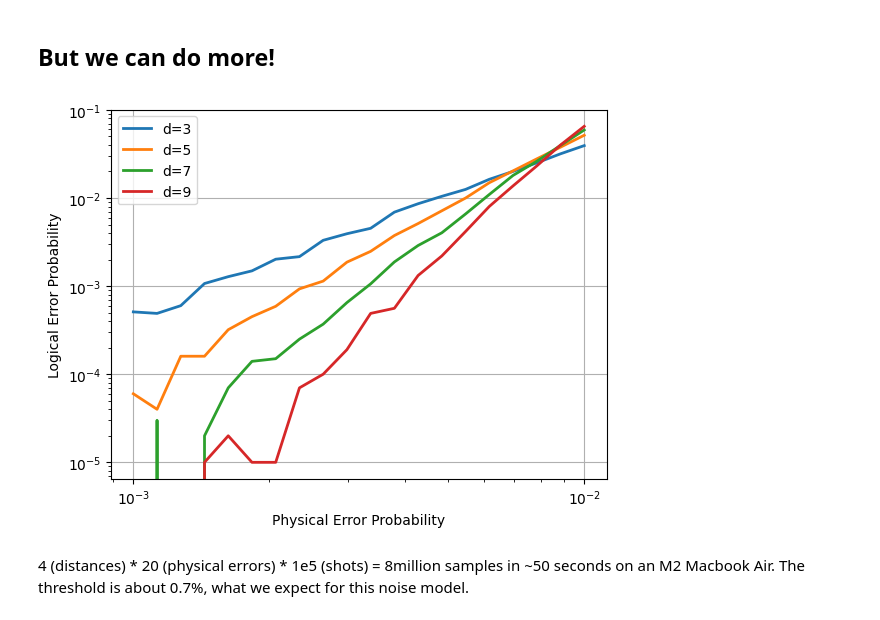
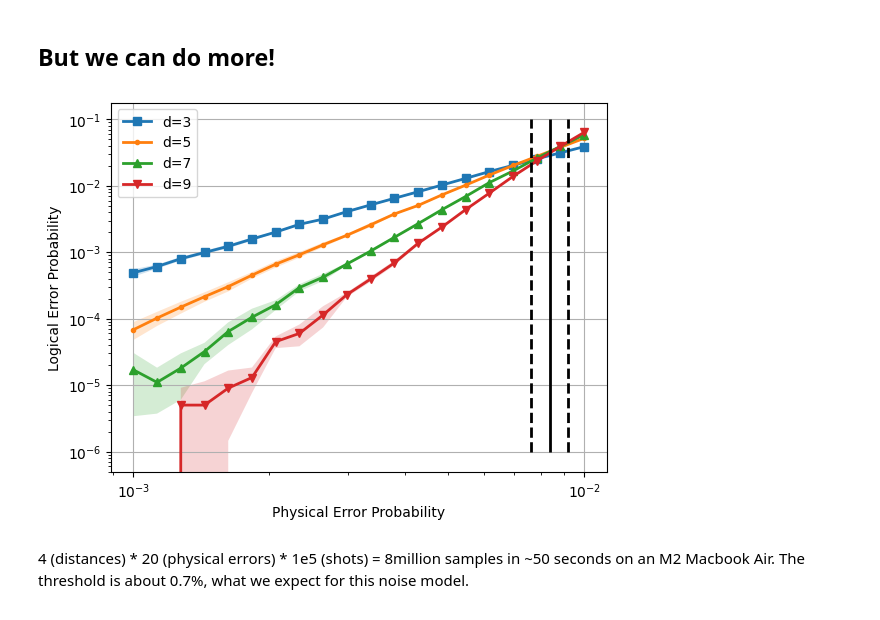
Before and after one commit to Brendan-Reid1991/dotg, a Jupyter notebook: experiments/basic_usage/benchmark_mwpm.ipynb, the cells around one changed output. Cells and saved outputs as stored; diff of their text form; code cells hidden in the pictures.

```diff
--- a/experiments/basic_usage/benchmark_mwpm.ipynb
+++ b/experiments/basic_usage/benchmark_mwpm.ipynb
@@ -154,20 +160,55 @@ for distance in tqdm(DISTANCES):
-# %%
-import matplotlib.colors as mpc
-import matplotlib.pyplot as plt
-colors = list(mpc.TABLEAU_COLORS)
-
-for idx, distance in enumerate(DISTANCES):
-    plt.plot(PHYSICAL_ERROR_PARAMS, logical_error_data[distance], linewidth=2, label=f"d={distance}", color=colors[idx])
-
-plt.ylabel("Logical Error Probability")
-plt.xlabel("Physical Error Probability")
-plt.grid(True)
-plt.legend()
-plt.xscale('log')
-plt.yscale('log')
-
-plt.show()
-# %% [output]
-[figure, removed]
+# %%
+import matplotlib.colors as mpc
+import matplotlib.pyplot as plt
+
+from dotg.utilities import ThresholdHeuristic
+
+colors = list(mpc.TABLEAU_COLORS)
+markers = ["s", ".", "^", "v"]
+
+for idx, (distance, data) in enumerate(logical_error_data.items()):
+    physical_errors, logical_error_means, logical_error_stds = zip(*data)
+    # plt.errorbar(physical_errors, logical_error_means, logical_error_stds,
+    #              label=f"d={distance}", linewidth=2)
+    plt.plot(
+        physical_errors,
+        logical_error_means,
+        label=f"d={distance}",
+        linewidth=2,
+        marker=markers[idx],
+        color=colors[idx],
+    )
+    plt.fill_between(
+        physical_errors,
+        np.asarray(logical_error_means) - logical_error_stds,
+        np.asarray(logical_error_means) + logical_error_stds,
+        alpha=0.2,
+    )
+
+threshold = ThresholdHeuristic(
+    physical_errors=PHYSICAL_ERROR_PARAMS,
+    logical_errors_by_distance={
+        distance: list(zip(*data))[1] for distance, data in logical_error_data.items()
+    },
+)
+x_val, x_std = threshold.threshold()
+plt.vlines(x=x_val, ymin=1e-6, ymax=1e-1, linewidth=2.0, color="black")
+plt.vlines(
+    x=x_val - x_std, ymin=1e-6, ymax=1e-1, linewidth=2.0, color="black", linestyle="--"
+)
+plt.vlines(
+    x=x_val + x_std, ymin=1e-6, ymax=1e-1, linewidth=2.0, color="black", linestyle="--"
+)
+
+plt.ylabel("Logical Error Probability")
+plt.xlabel("Physical Error Probability")
+plt.grid(True)
+plt.legend()
+plt.xscale("log")
+plt.yscale("log")
+
+plt.show()
+# %% [output]
+[figure, added]
 # %% [markdown]
 4 (distances) * 20 (physical errors) * 1e5 (shots) = 8million samples in ~50 seconds on an M2 Macbook Air. The threshold is about 0.7%, what we expect for this noise model.
```
Also changed, not shown: parts of 5 cells of this notebook.
